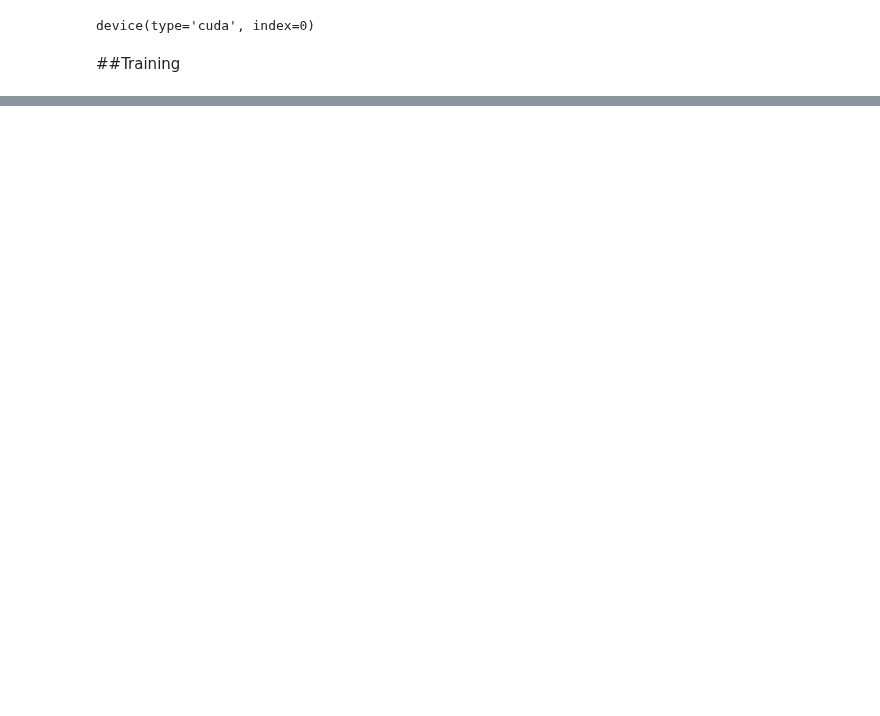
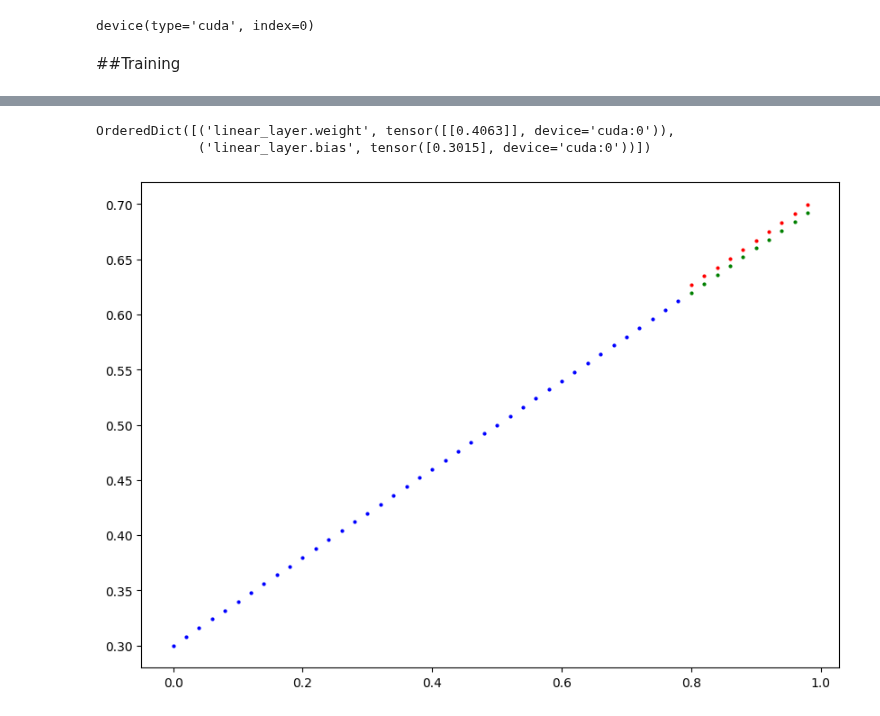
Before and after one commit to Imran1hp/Deep-Learning-, a Jupyter notebook: Py_Torch_workflowipynb.ipynb, the cells around one changed output, grey strips where cells are left out. Saved outputs shown, nothing was run; the diff lists cells and outputs as text; code cells hidden in the pictures; blank space fills up the shorter version.

```diff
--- a/Py_Torch_workflowipynb.ipynb
+++ b/Py_Torch_workflowipynb.ipynb
@@ -433,0 +440,37 @@ for epoch in range(epochs):
+# %%
+torch.manual_seed(42)
+X_train = X_train.to(device)
+X_test = X_test.to(device)
+y_train = y_train.to(device)
+y_test = y_test.to(device)
+
+epochs =200
+
+## Put data on the targeet device
+
+
+
+
+
+for epoch in range(epochs):
+  model_1.train()
+
+
+  y_preds = model_1(X_train)
+
+  train_loss = loss_fn(y_preds , y_train)
+
+  optimizer.zero_grad()
+
+  train_loss.backward()
+
+  optimizer.step()
+  model_1.eval()
+  with torch.inference_mode():
+    test_pred = model_1(X_test)
+
+    test_loss = loss_fn(test_pred , y_test )
+
+
+  if epoch %10 ==0 :
+    print(f"Eoch:{epoch}  | train loss{train_loss}  |  Test loss: {test_loss} ")
@@ -433,0 +498,5 @@ for epoch in range(epochs):
+# %%
+with torch.inference_mode():
+  y_preds = model_1(X_test)
+
+y_preds
@@ -433,0 +514,9 @@ for epoch in range(epochs):
+# %%
+model_1.state_dict()
+# %% [output]
+OrderedDict([('linear_layer.weight', tensor([[0.4063]], device='cuda:0')),
+             ('linear_layer.bias', tensor([0.3015], device='cuda:0'))])
+# %%
+plot_prediction(prediction= y_preds.cpu())
+# %% [output]
+[figure, added]
```
Also changed, not shown: parts of 8 cells of this notebook.
